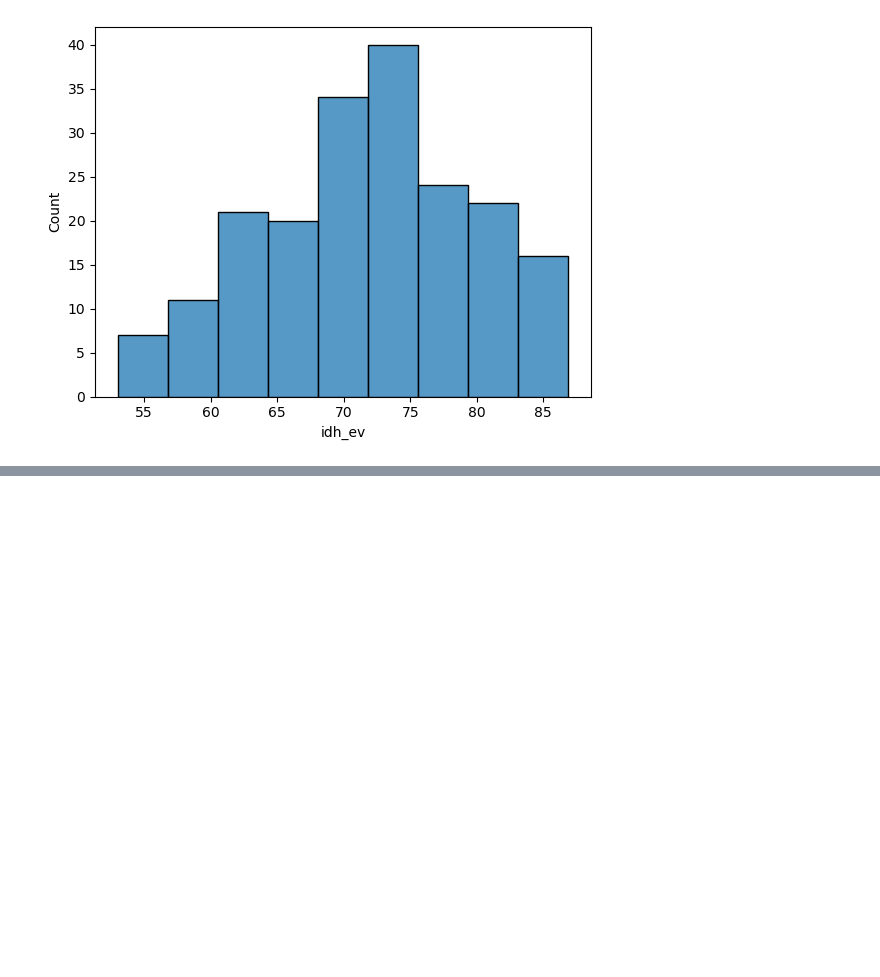
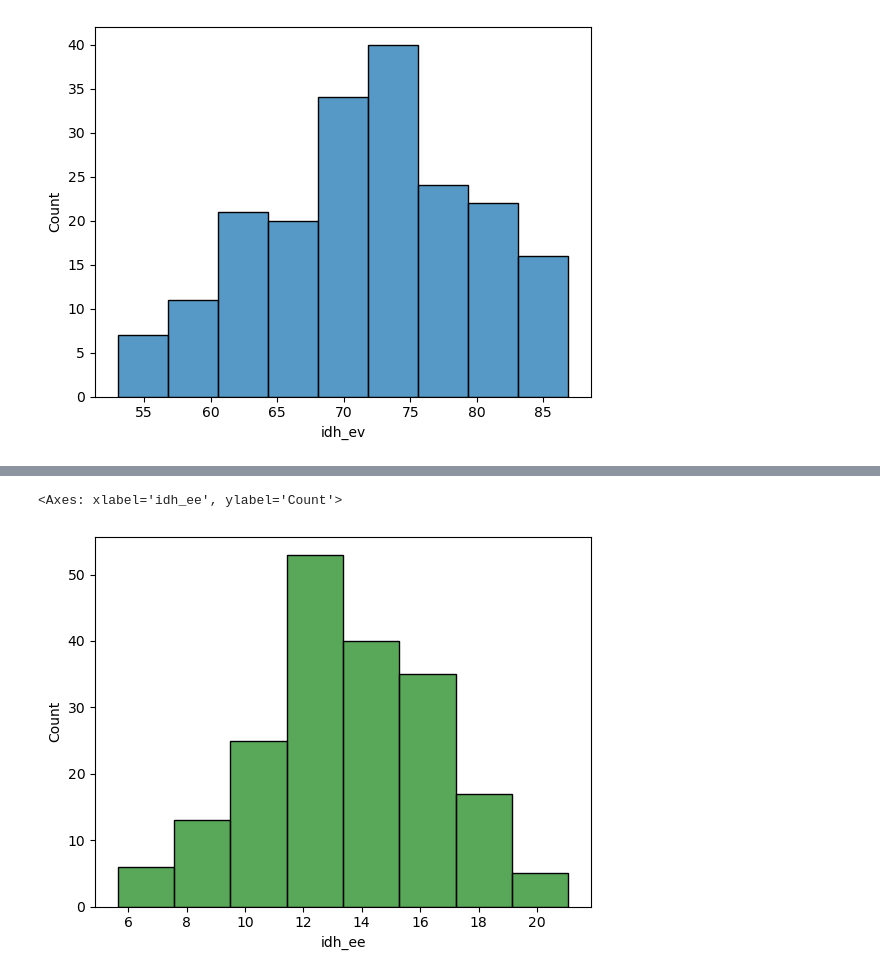
Before and after one commit to lthevenard/curso_prog, a Jupyter notebook: assets/_hidden/aula4.ipynb, the cells around one changed output, grey strips where cells are left out. Saved outputs shown, nothing was run; the diff lists cells and outputs as text; code cells hidden in the pictures; blank space fills up the shorter version.

```diff
--- a/assets/_hidden/aula4.ipynb
+++ b/assets/_hidden/aula4.ipynb
@@ -75,0 +112,5 @@ sns.histplot(x="idh_ee", data=idh_2022)
+# %%
+sns.histplot(x="idh_ee", color="forestgreen", bins=8, data=idh_2022)
+# %% [output]
+<Axes: xlabel='idh_ee', ylabel='Count'>
+[figure, added]
```
Also changed, not shown: parts of 15 cells of this notebook.
